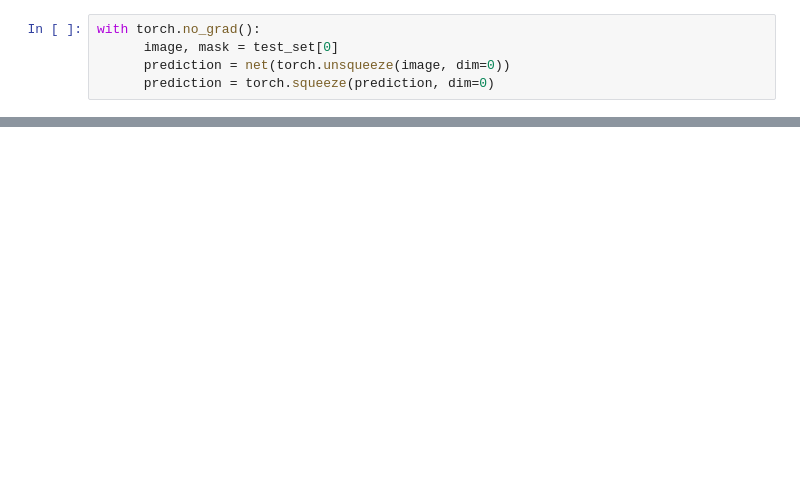
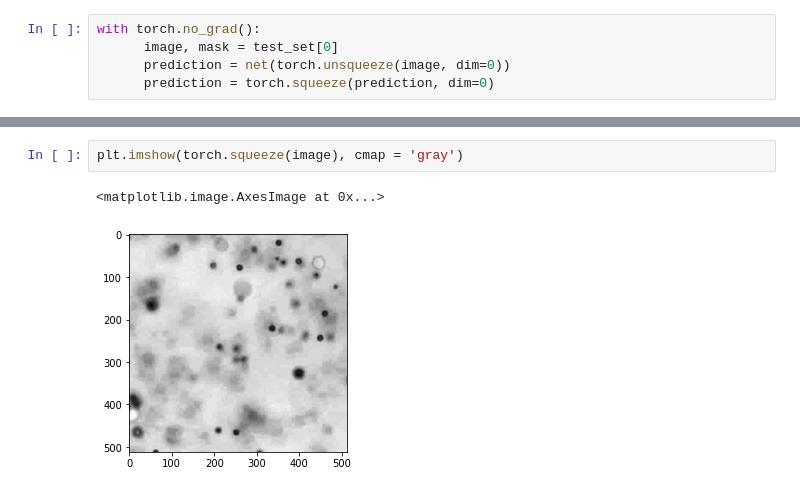
Before and after one commit to anttitapsa/Domain_adaptation, a Jupyter notebook: main.ipynb, the cells around one changed output, grey strips where cells are left out. Drawn from its saved outputs; the diff is of its cells as text; blank space fills up the shorter version.

```diff
--- a/main.ipynb
+++ b/main.ipynb
@@ -76,0 +90,5 @@ plt.imshow(torch.squeeze(image), cmap = 'gray')
+# %%
+plt.imshow(torch.squeeze(image), cmap = 'gray')
+# %% [output]
+<matplotlib.image.AxesImage at 0x...>
+[figure, added]
```
Also changed, not shown: parts of 11 cells of this notebook, 1 other file.
